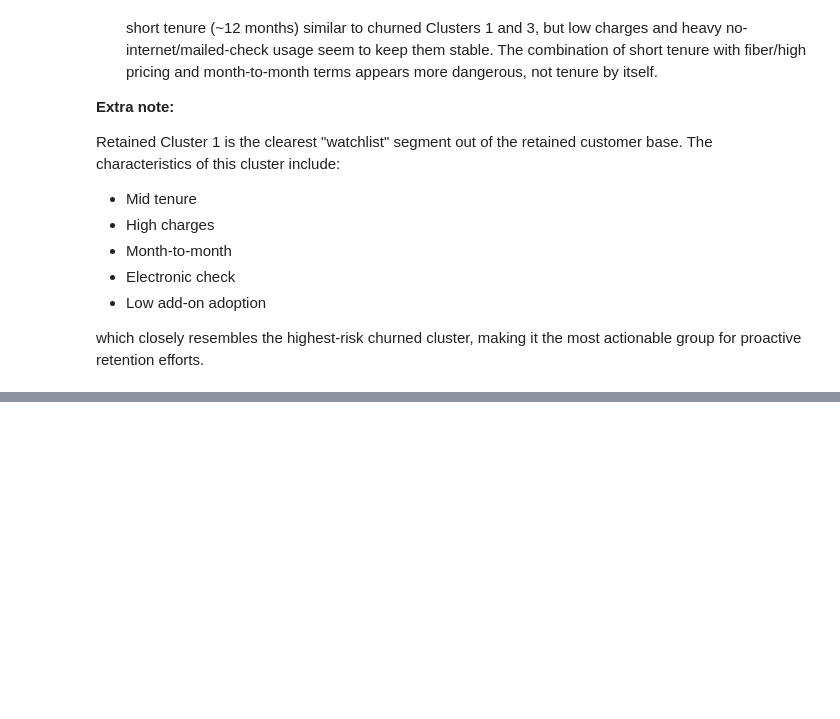
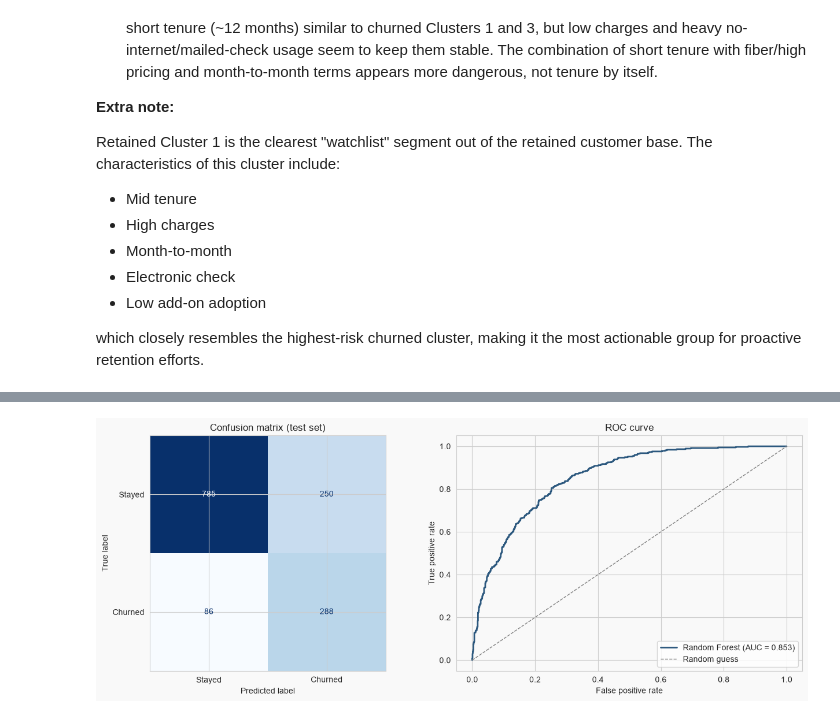
Before and after one commit to Sai-Bolla/SwanTeleco, a Jupyter notebook: eda-and-clustering.ipynb, the cells around one changed output, grey strips where cells are left out. Drawn from its saved outputs; the diff is of its cells as text; code cells hidden in the pictures; blank space fills up the shorter version.

Commit message:
eda + prediction model complete
Co-Authored-By: Claude Opus 4.8 <noreply@anthropic.com>

```diff
--- a/eda-and-clustering.ipynb
+++ b/eda-and-clustering.ipynb
@@ -805,0 +1131,15 @@ which closely resembles the highest-risk churned cluster, making it the most act
+# %%
+# Tune the Random Forest a little with GridSearchCV (small grid to keep it quick),
+# then keep the best pipeline. It refits on the whole training set automatically.
+param_grid = {
+    'clf__max_depth': [None, 15],
+    'clf__min_samples_leaf': [1, 5],
+}
+rf_pipe = Pipeline([('pre', preprocess),
+                    ('clf', RandomForestClassifier(n_estimators=300, class_weight='balanced',
+                                                   random_state=42))])
+search = GridSearchCV(rf_pipe, param_grid, cv=cv, scoring='roc_auc', n_jobs=1)
+search.fit(X_train, y_train)
+model = search.best_estimator_
+print('Best params    :', search.best_params_)
+print('Best CV ROC-AUC:', round(search.best_score_, 3))
@@ -805,0 +1149,9 @@ which closely resembles the highest-risk churned cluster, making it the most act
+# %%
+# Evaluate the tuned model on the held-out test set (never seen in training/tuning).
+proba = model.predict_proba(X_test)[:, 1]   # predicted probability of churn
+pred = model.predict(X_test)
+
+print(classification_report(y_test, pred, target_names=['Stayed', 'Churned']))
+print('Test ROC-AUC:', round(roc_auc_score(y_test, proba), 3))
+# Sanity check: a 'predict nobody churns' baseline would score this accuracy -
+print('Baseline (predict everyone stays) accuracy:', round(1 - y_test.mean(), 3))
@@ -805,0 +1170,20 @@ which closely resembles the highest-risk churned cluster, making it the most act
+# %%
+# Visual evaluation: confusion matrix + ROC curve.
+fig, axes = plt.subplots(1, 2, figsize=(13, 5))
+fig.patch.set_facecolor(BG_COLOUR)
+
+cm = confusion_matrix(y_test, pred)
+ConfusionMatrixDisplay(cm, display_labels=['Stayed', 'Churned']).plot(
+    ax=axes[0], cmap='Blues', colorbar=False)
+axes[0].set_title('Confusion matrix (test set)')
+
+fpr, tpr, _ = roc_curve(y_test, proba)
+axes[1].plot(fpr, tpr, color=PALETTE[0], lw=2,
+             label=f'Random Forest (AUC = {roc_auc_score(y_test, proba):.3f})')
+axes[1].plot([0, 1], [0, 1], '--', color='grey', lw=1, label='Random guess')
+axes[1].set_xlabel('False positive rate'); axes[1].set_ylabel('True positive rate')
+axes[1].set_title('ROC curve'); axes[1].legend(loc='lower right')
+axes[1].set_facecolor(BG_COLOUR)
+plt.tight_layout(); plt.show()
+# %% [output]
+[figure, added]
```
Also changed, not shown: parts of 32 cells of this notebook, 11 other files.
